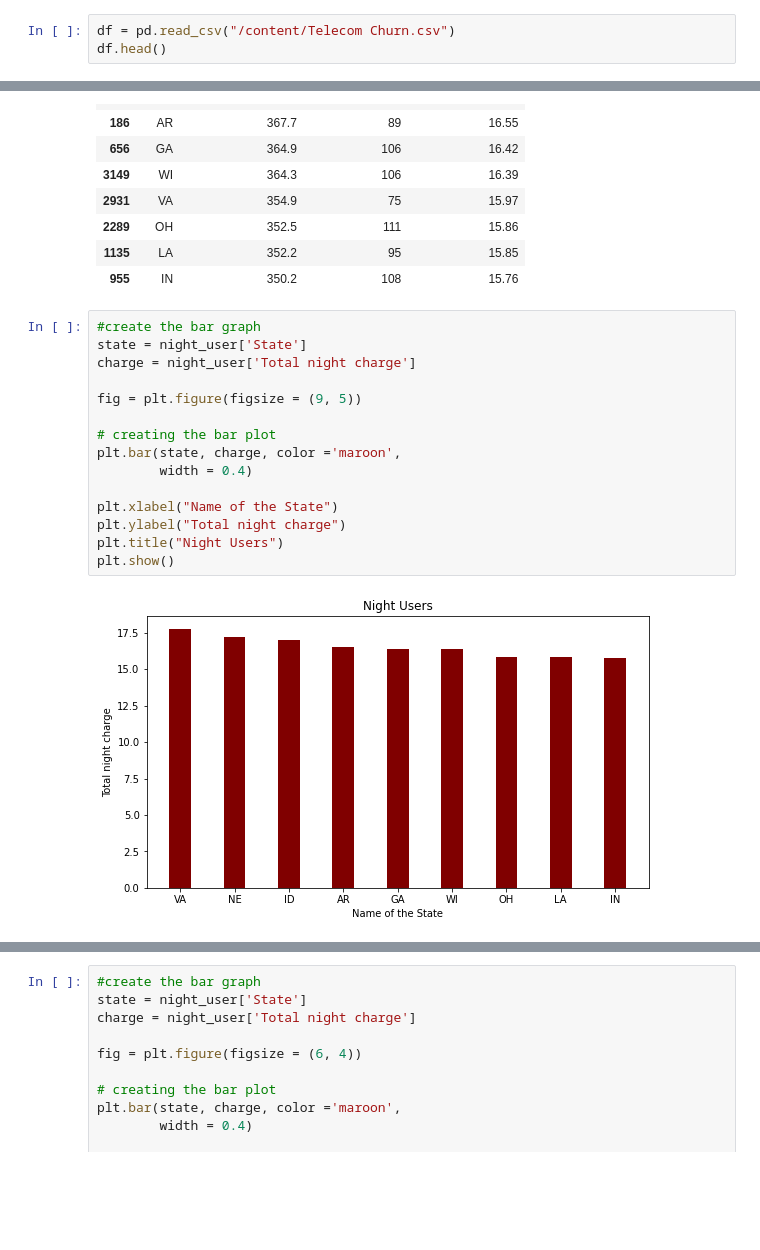
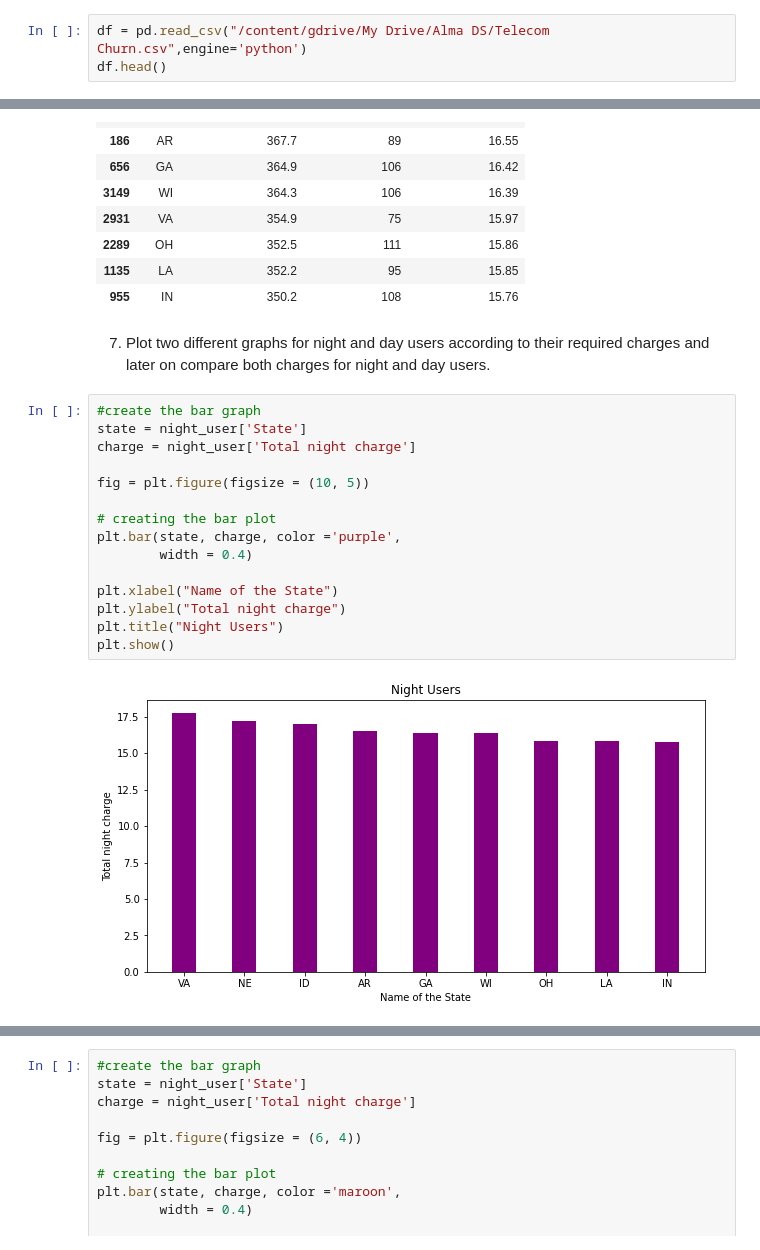
Before and after one commit to nikita-1095/EDA-Telecom-Churn-Analysis, a Jupyter notebook: Nikita_W_Telecom_Churn_Analysis_Capstone_Project.ipynb, the cells around one changed output, grey strips where cells are left out. Saved outputs shown, nothing was run; the diff lists cells and outputs as text; blank space fills up the shorter version.

```diff
--- a/Nikita_W_Telecom_Churn_Analysis_Capstone_Project.ipynb
+++ b/Nikita_W_Telecom_Churn_Analysis_Capstone_Project.ipynb
@@ -15,5 +20,5 @@ warnings.filterwarnings('ignore')
 # %%
-df = pd.read_csv("/content/Telecom Churn.csv")
+df = pd.read_csv("/content/gdrive/My Drive/Alma DS/Telecom Churn.csv",engine='python')
 df.head()
 # %% [output]
 |  | State | Account length | Area code | International plan | Voice mail plan | Number vmail messages | ... |
@@ -439,20 +363,22 @@ night_user
 | 2289 | OH | 352.5 | 111 | 15.86 |
 | 1135 | LA | 352.2 | 95 | 15.85 |
 | 955 | IN | 350.2 | 108 | 15.76 |
+# %% [markdown]
+7. Plot two different graphs for night and day users according to their required charges and later on compare both charges for night and day users.
 # %%
 #create the bar graph
 state = night_user['State']
 charge = night_user['Total night charge']
 
-fig = plt.figure(figsize = (9, 5))
+fig = plt.figure(figsize = (10, 5))
 
 # creating the bar plot
-plt.bar(state, charge, color ='maroon',
+plt.bar(state, charge, color ='purple',
         width = 0.4)
 
 plt.xlabel("Name of the State")
 plt.ylabel("Total night charge")
 plt.title("Night Users")
 plt.show()
 # %% [output]
-[figure, old version]
+[figure, new version]
```
Also changed, not shown: parts of 24 cells of this notebook.
